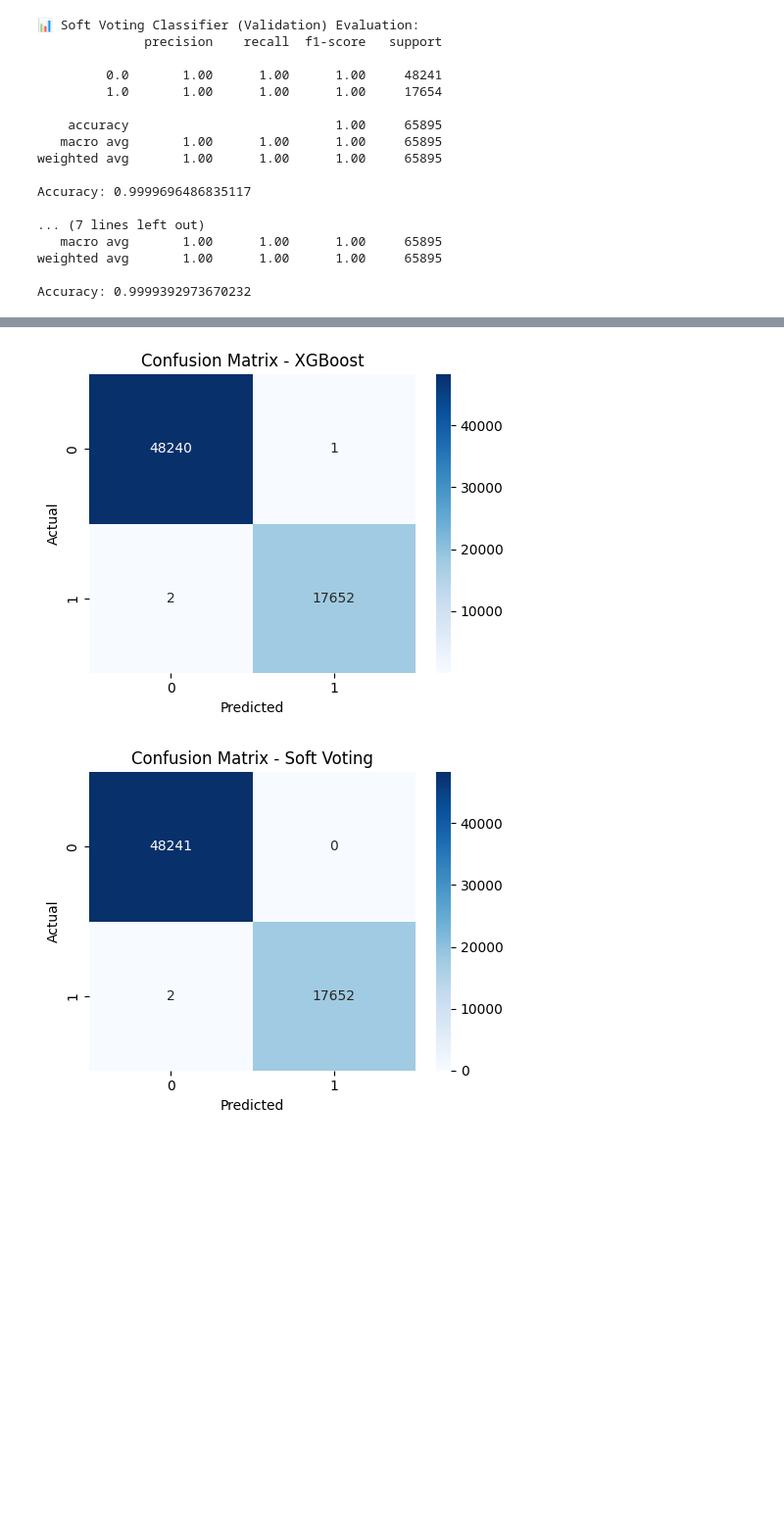
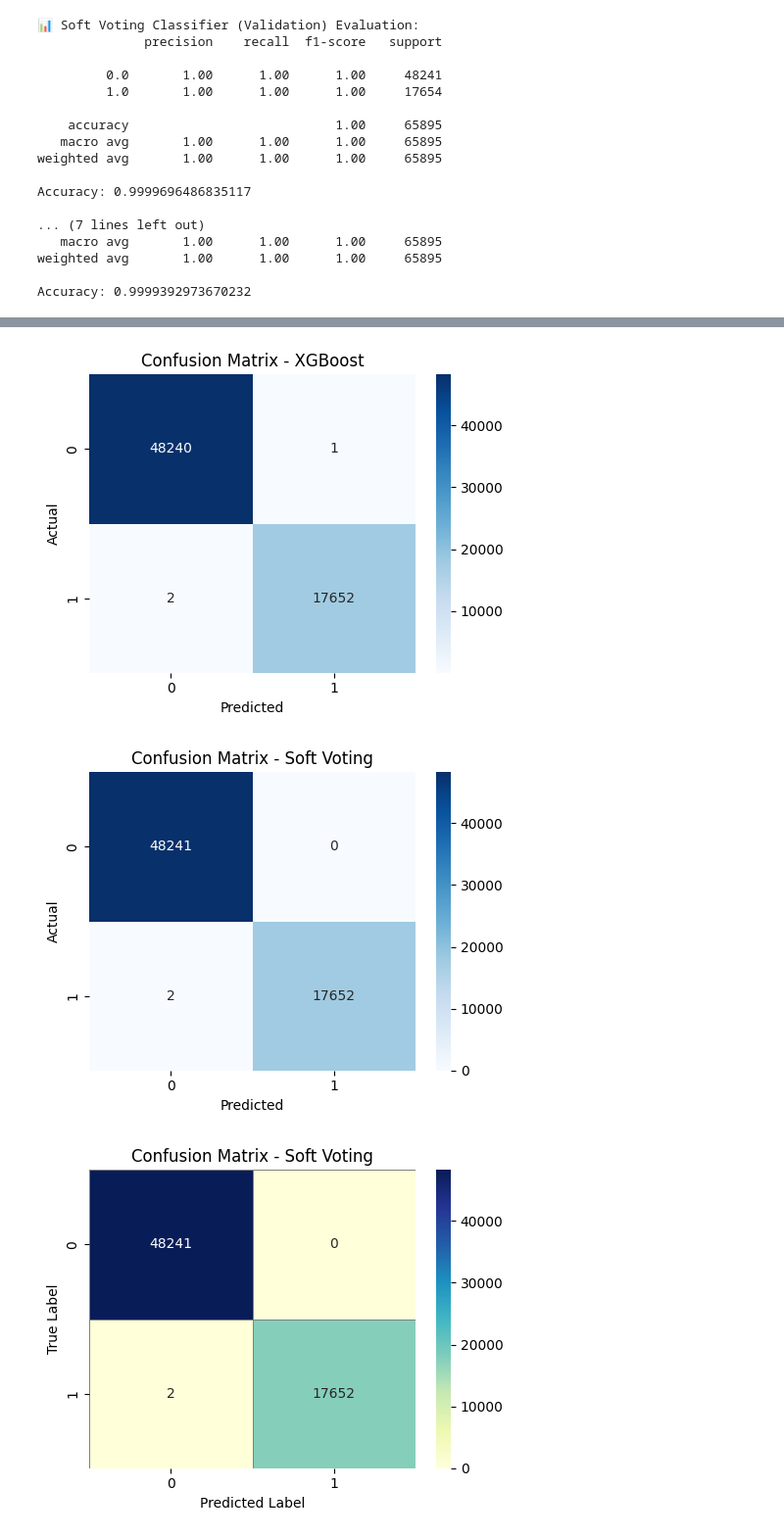
Before and after one commit to XavierRolex/Food-Classification-Model, a Jupyter notebook: preprocessing.ipynb, the cells around one changed output, grey strips where cells are left out. Shown at 98% size. Saved outputs shown, nothing was run; the diff lists cells and outputs as text; code cells hidden in the pictures; blank space fills up the shorter version.

```diff
--- a/preprocessing.ipynb
+++ b/preprocessing.ipynb
@@ -710,30 +710,46 @@ plt.title('Evaluation Metrics for Ensemble Models')
 plt.ylabel('Score')
 plt.ylim(0, 1.05)
 plt.xticks(rotation=45)
 plt.legend(loc='lower right')
 plt.tight_layout()
 plt.show()
 
 # ------------------------------------------------------
 # 🔥 Confusion Matrix Heatmaps
 for name, y_pred in zip(model_names, model_preds):
     cm = confusion_matrix(y_val, y_pred)
     plt.figure(figsize=(5, 4))
     sns.heatmap(cm, annot=True, fmt='d', cmap='Blues')
     plt.title(f'Confusion Matrix - {name}')
     plt.xlabel('Predicted')
     plt.ylabel('Actual')
     plt.tight_layout()
     plt.show()
+
+# Predict with the Soft Voting classifier
+y_val_pred_soft = soft_voting_clf.predict(X_val_scaled)
+
+# Generate the confusion matrix
+cm_soft_voting = confusion_matrix(y_val, y_val_pred_soft)
+
+# Plot the heatmap
+plt.figure(figsize=(5, 4))
+sns.heatmap(cm_soft_voting, annot=True, fmt='d', cmap='YlGnBu', linewidths=0.5, linecolor='gray')
+plt.title('Confusion Matrix - Soft Voting')
+plt.xlabel('Predicted Label')
+plt.ylabel('True Label')
+plt.tight_layout()
+plt.show()
 # %% [output]
 📊 Model Performance Comparison Table:
            Model  Accuracy  Precision    Recall  F1 Score
 0  Random Forest  0.999985   1.000000  0.999943  0.999972
 1       AdaBoost  0.999954   0.999943  0.999887  0.999915
 2        XGBoost  0.999954   0.999943  0.999887  0.999915
 3    Soft Voting  0.999970   1.000000  0.999887  0.999943
 [figure]
 [figure]
 [figure]
 [figure]
 [figure]
+[figure, added]
```
